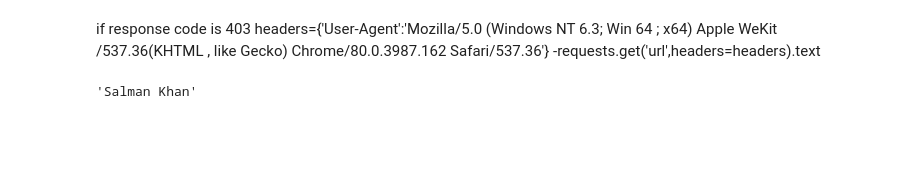
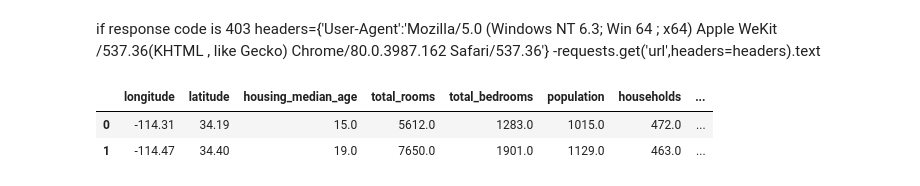
Before and after one commit to Shambhuraje1919/Machine_Learning_Paractice, a Jupyter notebook: web_Scrapping.ipynb, the cells around one changed output. Saved outputs shown, nothing was run; the diff lists cells and outputs as text; code cells hidden in the pictures; blank space fills up the shorter version.

```diff
--- a/web_Scrapping.ipynb
+++ b/web_Scrapping.ipynb
@@ -19,4 +10,0 @@ print(soup.prettify())
-# %%
-soup.find_all('h1')[0].text
-# %% [output]
-'Salman Khan'
@@ -22,0 +13,6 @@ soup.find_all('h1')[0].text
+# %%
+df.head(2)
+# %% [output]
+|  | longitude | latitude | housing_median_age | total_rooms | total_bedrooms | population | households | ... |
+| 0 | -114.31 | 34.19 | 15.0 | 5612.0 | 1283.0 | 1015.0 | 472.0 | ... |
+| 1 | -114.47 | 34.40 | 19.0 | 7650.0 | 1901.0 | 1129.0 | 463.0 | ... |
```
Also changed, not shown: parts of 13 cells of this notebook.
